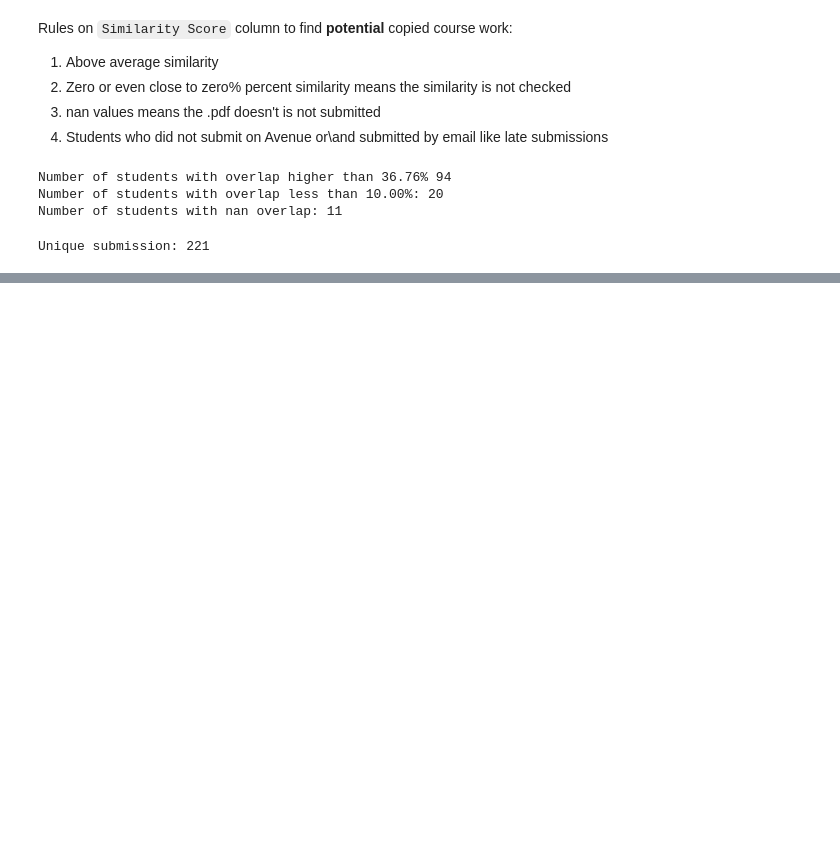
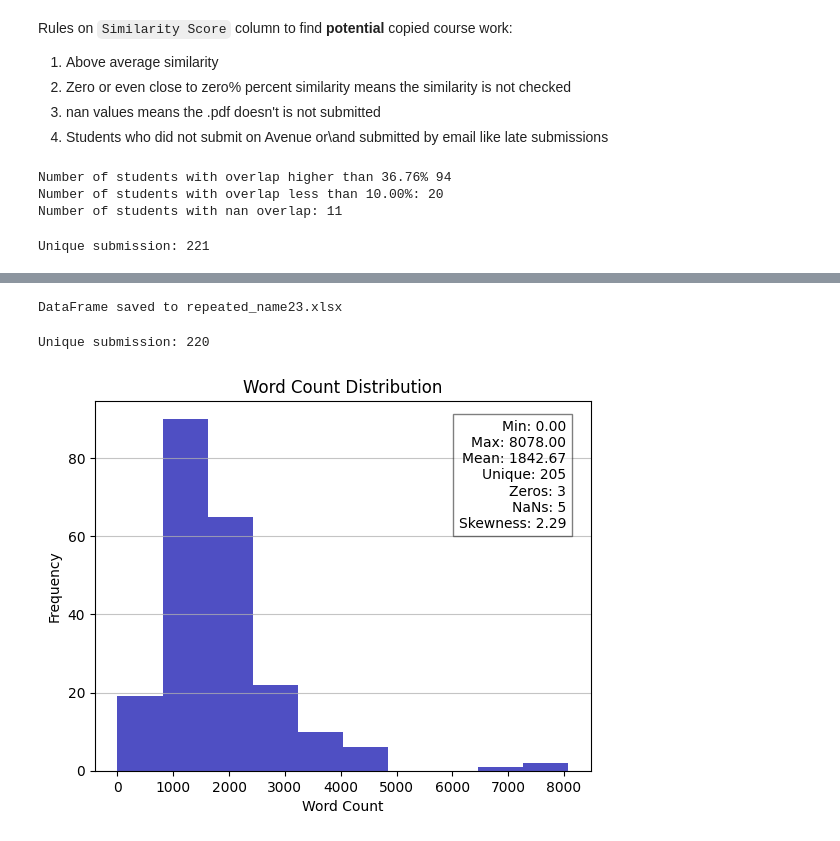
Before and after one commit to pedrampasandide1993/Computer-Science-Practice-and-Experience-Development-Basics, a Jupyter notebook: sim_detection_turnitin_based.ipynb, the cells around one changed output, grey strips where cells are left out. Saved outputs shown, nothing was run; the diff lists cells and outputs as text; code cells hidden in the pictures; blank space fills up the shorter version.

```diff
--- a/sim_detection_turnitin_based.ipynb
+++ b/sim_detection_turnitin_based.ipynb
@@ -253,3 +303,48 @@ repeated_names = merged_df
 
 # Print the new DataFrame
 # print(repeated_names)
+# %%
+# Assuming you want to save the file as "repeated_names.xlsx"
+output_file_path = "repeated_name23.xlsx"
+
+# Save the DataFrame to an Excel file
+repeated_names23.to_excel(output_file_path, index=False)
+
+print(f"DataFrame saved to {output_file_path}")
+# %% [output]
+DataFrame saved to repeated_name23.xlsx
+# %%
+# Assuming the file is in the same directory as your Python script, otherwise provide the full path
+# 148604706_Assignment_2.xls the file turnitin.com gives me
+file_path = "150101266_Assignment_4.xls"
+
+# Read the Excel file into a DataFrame
+df = pd.read_excel(file_path)
+
+# Display the first few rows of the DataFrame
+# print(df.head())
+print("Unique submission:",df['Email'].nunique())
+# %% [output]
+Unique submission: 220
+# %%
+# Filter rows where the "Title" column contains ".pdf"
+pdf_rows = df[df['Title'].str.contains('.pdf', case=False)]
+
+# Identify duplicate emails within pdf_rows
+duplicate_emails = pdf_rows[pdf_rows.duplicated(subset='Email', keep=False)]
+
+# Iterate over duplicate emails
+for email in duplicate_emails['Email'].unique():
+    # Get rows corresponding to the current duplicate email
+    email_rows = pdf_rows[pdf_rows['Email'] == email]
+
+    # Find the row with the highest value in the "Similarity Score" column
+    max_similarity_row_index = email_rows['Similarity Score'].idxmax()
+
+    # Drop other rows corresponding to the current duplicate email
+    rows_to_drop = email_rows.index.drop(max_similarity_row_index)
+    pdf_rows = pdf_rows.drop(rows_to_drop)
+
+# # Verify unique emails again
+# unique_emails_count = pdf_rows['Email'].nunique()
+# print("Number of unique emails after filtering duplicates:", unique_emails_count)
@@ -255,0 +375,24 @@ repeated_names = merged_df
+# %%
+# Plot histogram for Word Count
+plt.hist(pdf_rows['Word Count'], color='#0504aa', alpha=0.7)
+plt.xlabel('Word Count')
+
+# Additional information
+unique_values_count = pdf_rows['Word Count'].nunique()
+min_val = pdf_rows['Word Count'].min()
+max_val = pdf_rows['Word Count'].max()
+mean_val = pdf_rows['Word Count'].mean()
+skewness = pdf_rows['Word Count'].skew()
+nans_count = pdf_rows['Word Count'].isnull().sum()
+zeros_count = (pdf_rows['Word Count'] == 0).sum()
+
+plt.text(0.95, 0.95, f'Min: {min_val:.2f}\nMax: {max_val:.2f}\nMean: {mean_val:.2f}\nUnique: {unique_values_count}\nZeros: {zeros_count}\nNaNs: {nans_count}\nSkewness: {skewness:.2f}',
+         verticalalignment='top', horizontalalignment='right',
+         transform=plt.gca().transAxes, fontsize=10, bbox=dict(facecolor='white', alpha=0.5))
+
+plt.ylabel('Frequency')
+plt.title(f'Word Count Distribution')
+plt.grid(axis='y', alpha=0.75)
+plt.show()
+# %% [output]
+[figure, added]
```
Also changed, not shown: parts of 17 cells of this notebook.
